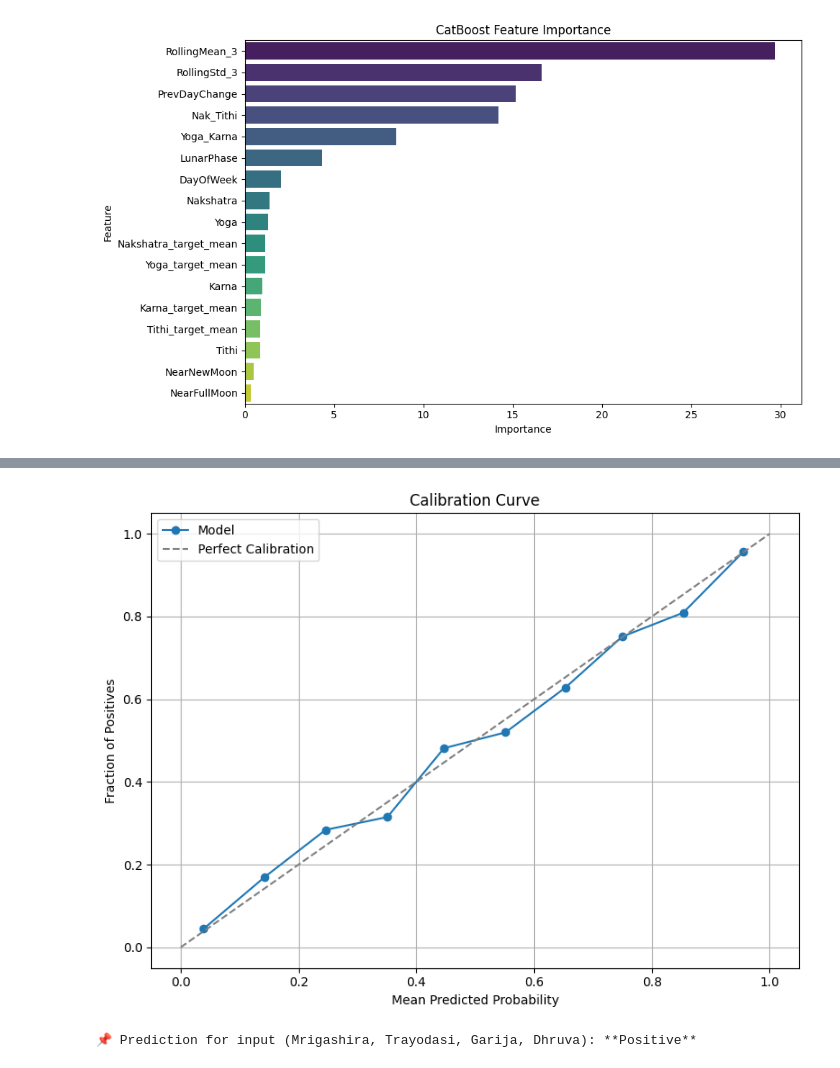
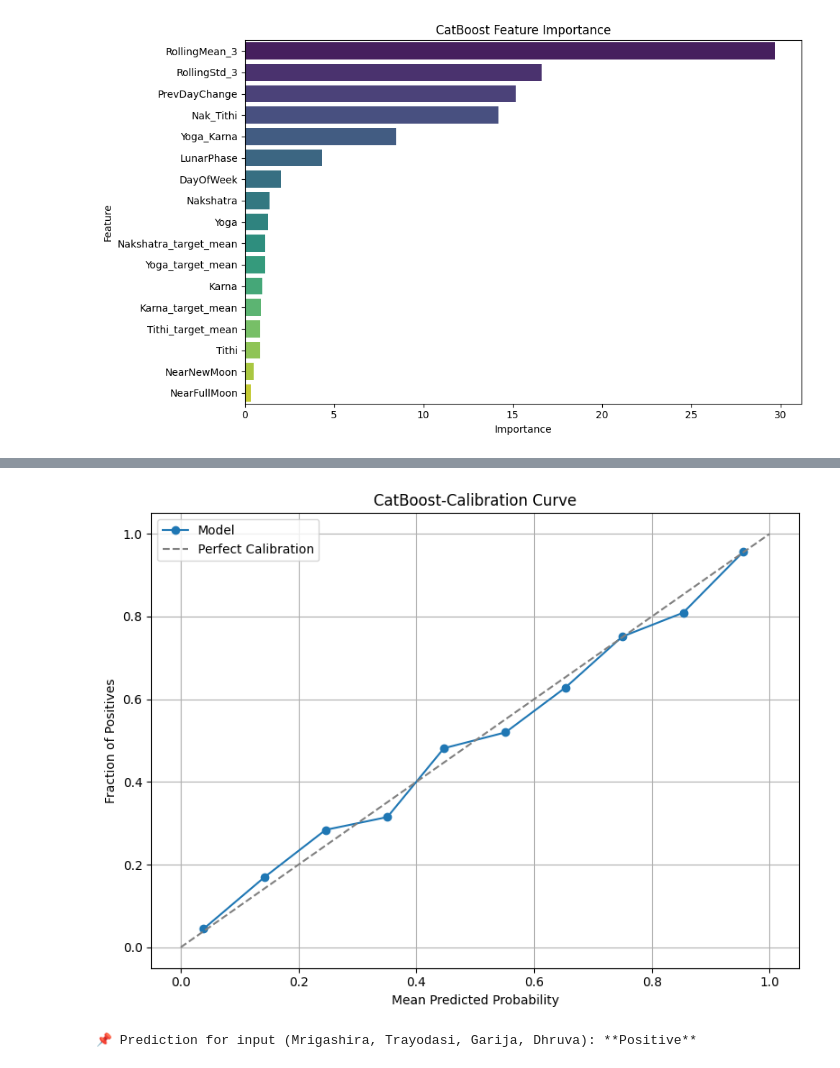
Before and after one commit to kankithkumar/internship, a Jupyter notebook: streamlit-prediction-app/src/model/catboost.ipynb, the cells around one changed output, grey strips where cells are left out. Cells and saved outputs as stored; diff of their text form; code cells hidden in the pictures.

```diff
--- a/model/catboost.ipynb
+++ b/streamlit-prediction-app/src/model/catboost.ipynb
@@ -205,20 +205,20 @@ plt.show()
 # %%
 from sklearn.calibration import calibration_curve
 
 prob_true, prob_pred = calibration_curve(oof_true, oof_proba, n_bins=10)
 
 plt.figure(figsize=(8, 6))
 plt.plot(prob_pred, prob_true, marker='o', label='Model')
 plt.plot([0, 1], [0, 1], linestyle='--', color='gray', label='Perfect Calibration')
 plt.xlabel("Mean Predicted Probability")
 plt.ylabel("Fraction of Positives")
-plt.title("Calibration Curve")
+plt.title("CatBoost-Calibration Curve")
 plt.legend()
 plt.grid(True)
 plt.tight_layout()
 plt.show()
 # %% [output]
-[figure, old version]
+[figure, new version]
 # %%
 # 🔮 Predict from user input
 user_input = {
```
Also changed, not shown: parts of 3 cells of this notebook, 23 other files.
